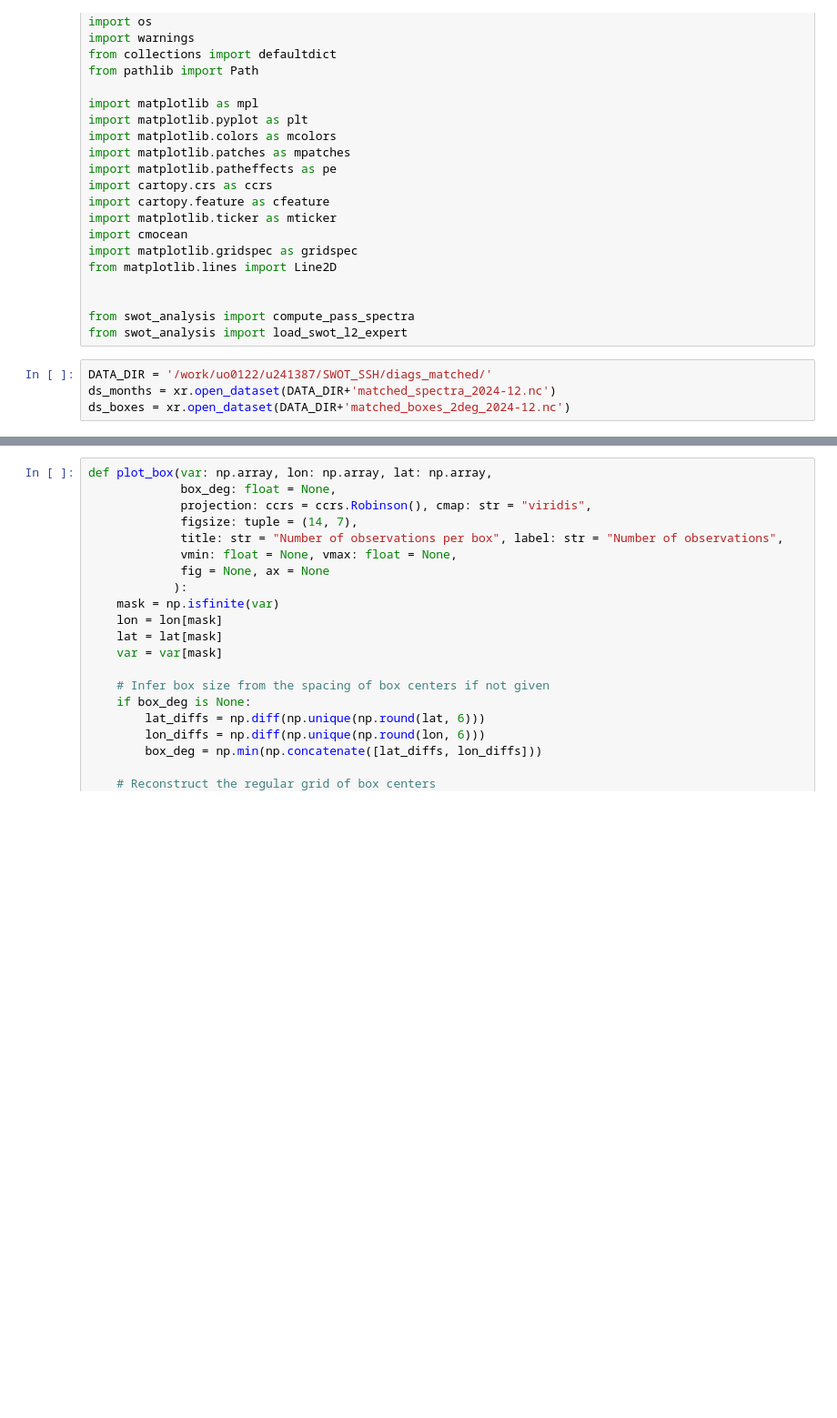
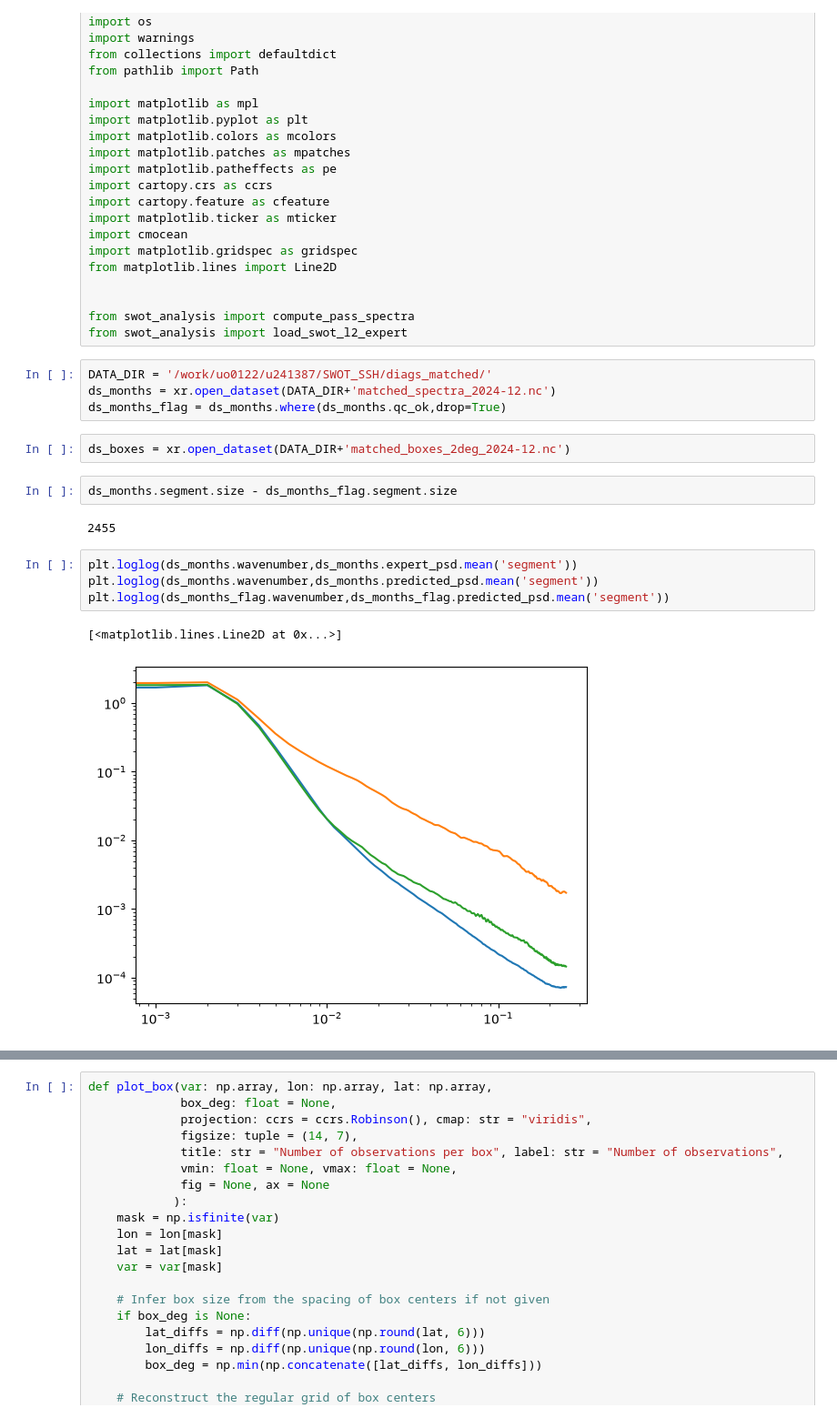
Before and after one commit to zcasparco/SWOT_UHH, a Jupyter notebook: Paper/expert_aliased_figures.ipynb, the cells around one changed output, grey strips where cells are left out. Shown at 91% size. Cells and saved outputs as stored; diff of their text form; blank space fills up the shorter version.

```diff
--- a/Paper/expert_aliased_figures.ipynb
+++ b/Paper/expert_aliased_figures.ipynb
@@ -28,4 +28,17 @@ from swot_analysis import load_swot_l2_expert
 # %%
 DATA_DIR = '/work/uo0122/u241387/SWOT_SSH/diags_matched/'
 ds_months = xr.open_dataset(DATA_DIR+'matched_spectra_2024-12.nc')
-ds_boxes = xr.open_dataset(DATA_DIR+'matched_boxes_2deg_2024-12.nc')
+ds_months_flag = ds_months.where(ds_months.qc_ok,drop=True)
+# %%
+ds_boxes = xr.open_dataset(DATA_DIR+'matched_boxes_2deg_2024-12.nc')
+# %%
+ds_months.segment.size - ds_months_flag.segment.size
+# %% [output]
+2455
+# %%
+plt.loglog(ds_months.wavenumber,ds_months.expert_psd.mean('segment'))
+plt.loglog(ds_months.wavenumber,ds_months.predicted_psd.mean('segment'))
+plt.loglog(ds_months_flag.wavenumber,ds_months_flag.predicted_psd.mean('segment'))
+# %% [output]
+[<matplotlib.lines.Line2D at 0x...>]
+[figure, added]
```
Also changed, not shown: parts of 9 cells of this notebook, 2 other files.
